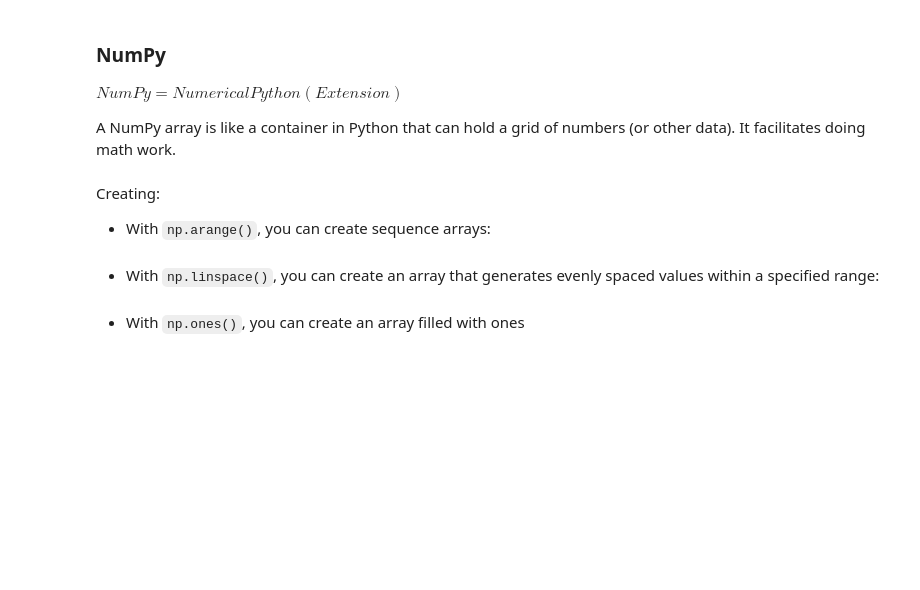
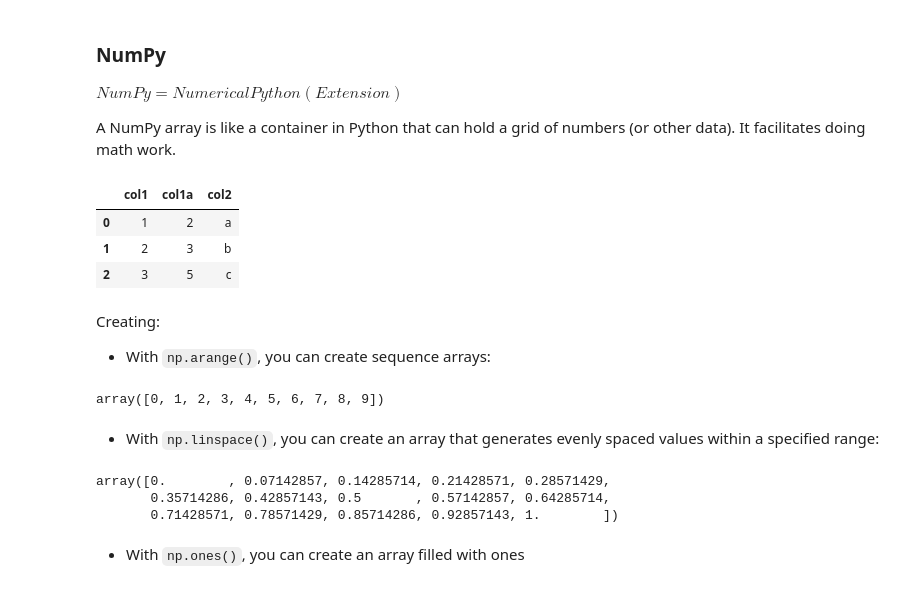
Before and after one commit to sedv8808/UBC_EL_PPDS, a Jupyter notebook: Module8class.ipynb, the cells around one changed output. Cells and saved outputs as stored; diff of their text form; code cells hidden in the pictures; blank space fills up the shorter version.

```diff
--- a/Module8class.ipynb
+++ b/Module8class.ipynb
@@ -24,15 +23,32 @@ $NumPy = Numerical Python (Extension)$
 
 A NumPy array is like a container in Python that can hold a grid of numbers (or other data).
 It facilitates doing math work.
+# %%
+data = {'col1': [1,2,3],
+        'col1a': [2,3,5],
+        'col2': ['a','b','c']}
+df = pd.DataFrame(data)
+df
+# %% [output]
+|  | col1 | col1a | col2 |
+| 0 | 1 | 2 | a |
+| 1 | 2 | 3 | b |
+| 2 | 3 | 5 | c |
 # %% [markdown]
 Creating:
 - With `np.arange()`, you can create sequence arrays:
 # %%
-np.arange(0, 10, 2)
+np.arange(0, 10, 1)
+# %% [output]
+array([0, 1, 2, 3, 4, 5, 6, 7, 8, 9])
 # %% [markdown]
 - With `np.linspace()`, you can create an array that generates evenly spaced values within a specified range:
 # %%
-np.linspace(0, 1, 5)
+np.linspace(0, 1, 15)
+# %% [output]
+array([0.        , 0.07142857, 0.14285714, 0.21428571, 0.28571429,
+       0.35714286, 0.42857143, 0.5       , 0.57142857, 0.64285714,
+       0.71428571, 0.78571429, 0.85714286, 0.92857143, 1.        ])
 # %% [markdown]
 - With `np.ones()`, you can create an array filled with ones
 # %%
```
Also changed, not shown: parts of 45 cells of this notebook.
